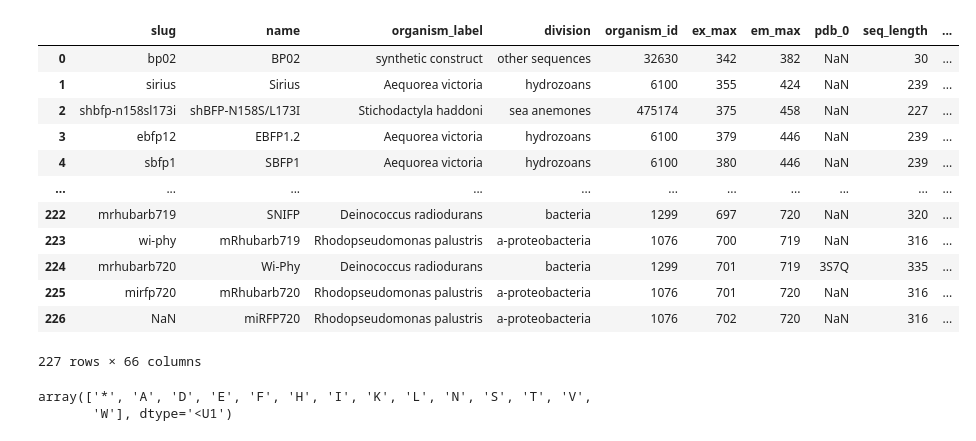
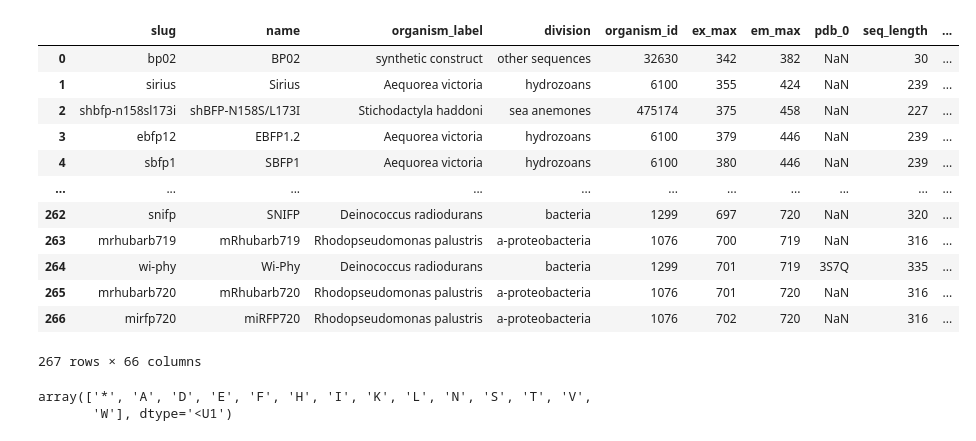
Before and after one commit to Laragok/Protein_Data_Covariance, a Jupyter notebook: trained_model_em_max.ipynb, the cells around one changed output. Drawn from its saved outputs; the diff is of its cells as text; code cells hidden in the pictures.

```diff
--- a/trained_model_em_max.ipynb
+++ b/trained_model_em_max.ipynb
@@ -22,22 +22,22 @@ import h5py
 ddir = os.getcwd()
 # %%
 ###reading the csv data file
-df = pd.read_csv(os.path.join(ddir , "monomeric_long.csv"), delimiter='\t')
+df = pd.read_csv(os.path.join(ddir , "basic-monomeric.csv"), delimiter='\t')
 df
 # %% [output]
 |  | slug | name | organism_label | division | organism_id | ex_max | em_max | pdb_0 | seq_length | ... |
 | 0 | bp02 | BP02 | synthetic construct | other sequences | 32630 | 342 | 382 | NaN | 30 | ... |
 | 1 | sirius | Sirius | Aequorea victoria | hydrozoans | 6100 | 355 | 424 | NaN | 239 | ... |
 | 2 | shbfp-n158sl173i | shBFP-N158S/L173I | Stichodactyla haddoni | sea anemones | 475174 | 375 | 458 | NaN | 227 | ... |
 | 3 | ebfp12 | EBFP1.2 | Aequorea victoria | hydrozoans | 6100 | 379 | 446 | NaN | 239 | ... |
 | 4 | sbfp1 | SBFP1 | Aequorea victoria | hydrozoans | 6100 | 380 | 446 | NaN | 239 | ... |
 | ... | ... | ... | ... | ... | ... | ... | ... | ... | ... | ... |
-| 222 | mrhubarb719 | SNIFP | Deinococcus radiodurans | bacteria | 1299 | 697 | 720 | NaN | 320 | ... |
-| 223 | wi-phy | mRhubarb719 | Rhodopseudomonas palustris | a-proteobacteria | 1076 | 700 | 719 | NaN | 316 | ... |
-| 224 | mrhubarb720 | Wi-Phy | Deinococcus radiodurans | bacteria | 1299 | 701 | 719 | 3S7Q | 335 | ... |
-| 225 | mirfp720 | mRhubarb720 | Rhodopseudomonas palustris | a-proteobacteria | 1076 | 701 | 720 | NaN | 316 | ... |
-| 226 | NaN | miRFP720 | Rhodopseudomonas palustris | a-proteobacteria | 1076 | 702 | 720 | NaN | 316 | ... |
+| 262 | snifp | SNIFP | Deinococcus radiodurans | bacteria | 1299 | 697 | 720 | NaN | 320 | ... |
+| 263 | mrhubarb719 | mRhubarb719 | Rhodopseudomonas palustris | a-proteobacteria | 1076 | 700 | 719 | NaN | 316 | ... |
+| 264 | wi-phy | Wi-Phy | Deinococcus radiodurans | bacteria | 1299 | 701 | 719 | 3S7Q | 335 | ... |
+| 265 | mrhubarb720 | mRhubarb720 | Rhodopseudomonas palustris | a-proteobacteria | 1076 | 701 | 720 | NaN | 316 | ... |
+| 266 | mirfp720 | miRFP720 | Rhodopseudomonas palustris | a-proteobacteria | 1076 | 702 | 720 | NaN | 316 | ... |
-227 rows × 66 columns
+267 rows × 66 columns
 # %%
 # array of amino acids in a certain protein ( sirius aequorea victoria row(1) )
 aminoacids = set(df.seq[0])   ###sets the aminoacids variable to the 1 row of seq column
```
Also changed, not shown: parts of 13 cells of this notebook, 3 other files.
